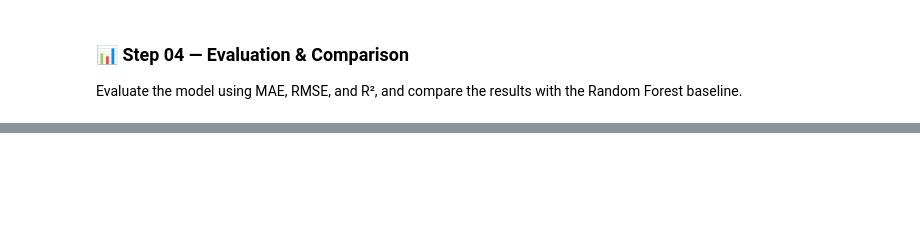
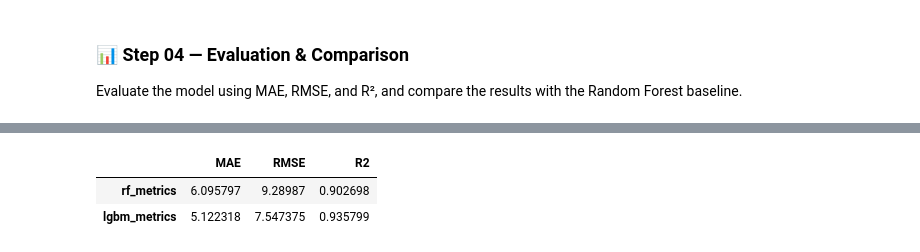
Before and after one commit to chgwyellow/air_pollution_analysis, a Jupyter notebook: notebook/08_advanced_boosting_lightgbm.ipynb, the cells around one changed output, grey strips where cells are left out. Drawn from its saved outputs; the diff is of its cells as text; code cells hidden in the pictures; blank space fills up the shorter version.

```diff
--- a/notebook/08_advanced_boosting_lightgbm.ipynb
+++ b/notebook/08_advanced_boosting_lightgbm.ipynb
@@ -174,0 +216,9 @@ Evaluate the model using MAE, RMSE, and R², and compare the results with the Ra
+# %%
+# 3. Make the diff df
+df = pd.DataFrame({"rf_metrics": rf_metrics, "lgbm_metrics": lg_metrics}).T
+df.drop(columns=["timestamp"], inplace=True)
+df
+# %% [output]
+|  | MAE | RMSE | R2 |
+| rf_metrics | 6.095797 | 9.28987 | 0.902698 |
+| lgbm_metrics | 5.122318 | 7.547375 | 0.935799 |
```
Also changed, not shown: parts of 7 cells of this notebook, 2 other files.
